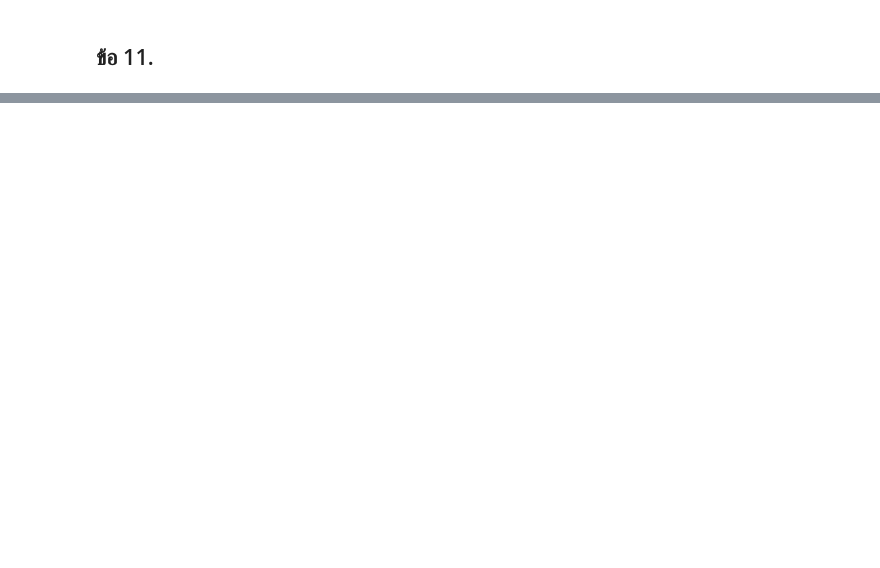
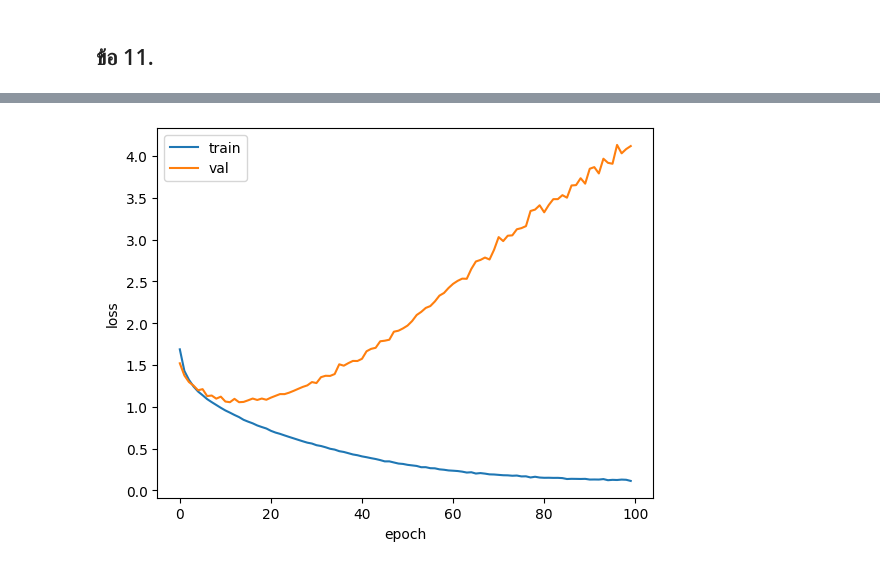
Before and after one commit to fufu-2345/studyYear3, a Jupyter notebook: ML/final/lab6/LAB6_CNN.ipynb, the cells around one changed output, grey strips where cells are left out. Drawn from its saved outputs; the diff is of its cells as text; code cells hidden in the pictures; blank space fills up the shorter version.

```diff
--- a/ML/final/lab6/LAB6_CNN.ipynb
+++ b/ML/final/lab6/LAB6_CNN.ipynb
@@ -178,3 +178,19 @@ array([[3],
        [7]], dtype=uint8)
 # %% [markdown]
 ## ข้อ 9.
+# %%
+model = Sequential([
+    Input(shape=(32, 32, 3)),
+    Conv2D(kernel_size=(5,5), filters=6, activation='relu', padding='valid'),
+    MaxPooling2D(pool_size=(2,2), strides=(2, 2)),
+
+    Conv2D(kernel_size=(5,5), filters=16, activation='relu', padding='valid'),
+    MaxPooling2D(pool_size=(2,2), strides=(2, 2)),
+
+    Flatten(),
+    Dense(units=120, activation='relu'),
+    Dense(units=84, activation='relu'),
+    Dense(units=10, activation='softmax')
+])
+
+model.summary()
@@ -181,2 +221,19 @@ array([[3],
 # %% [markdown]
 ## ข้อ 11.
+# %%
+from tensorflow.keras.optimizers import Adam
+model.compile(
+    optimizer=Adam(learning_rate=0.0005),
+    loss='sparse_categorical_crossentropy',
+    metrics=['accuracy']
+)
+# %%
+X_train = X_train.astype('float32') / 255.0
+X_test = X_test.astype('float32') / 255.0
+# %%
+hist = model.fit(
+    X_train, Y_train,
+    validation_split=0.1,
+    verbose=1,
+    epochs=100
+)
@@ -182,0 +258,9 @@ array([[3],
+# %%
+plt.plot(hist.history['loss'])
+plt.plot(hist.history['val_loss'])
+plt.legend(['train','val'])
+plt.xlabel('epoch')
+plt.ylabel('loss')
+plt.show()
+# %% [output]
+[figure, added]
```
Also changed, not shown: parts of 2 cells of this notebook.
